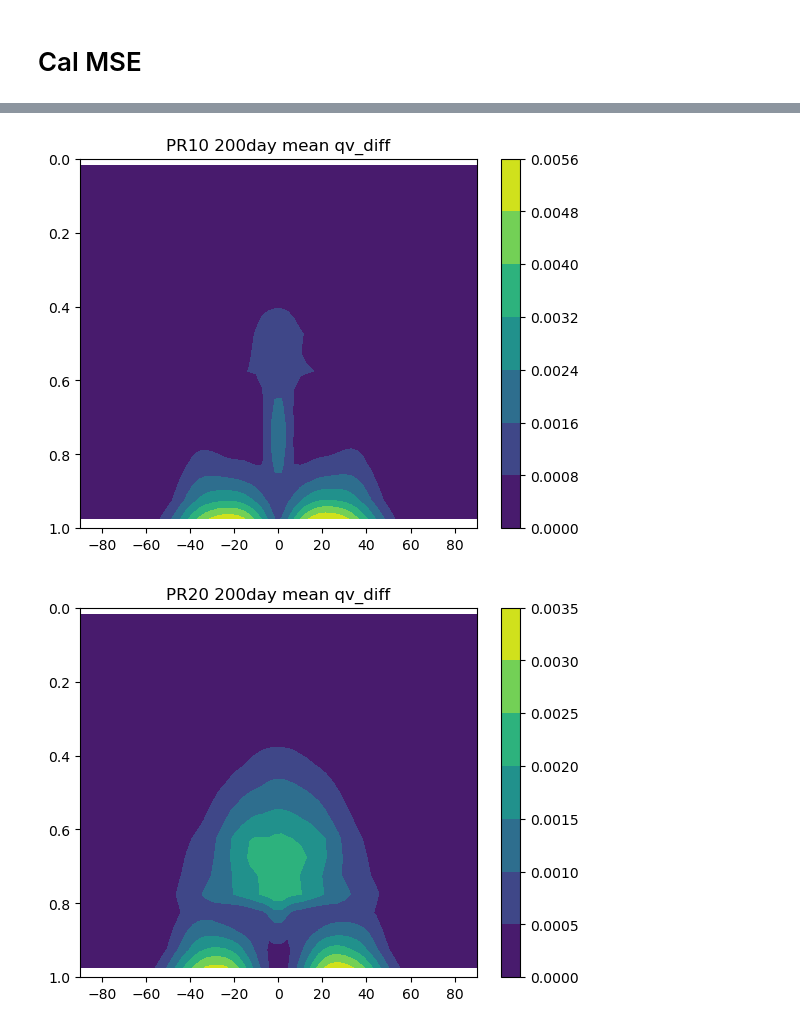
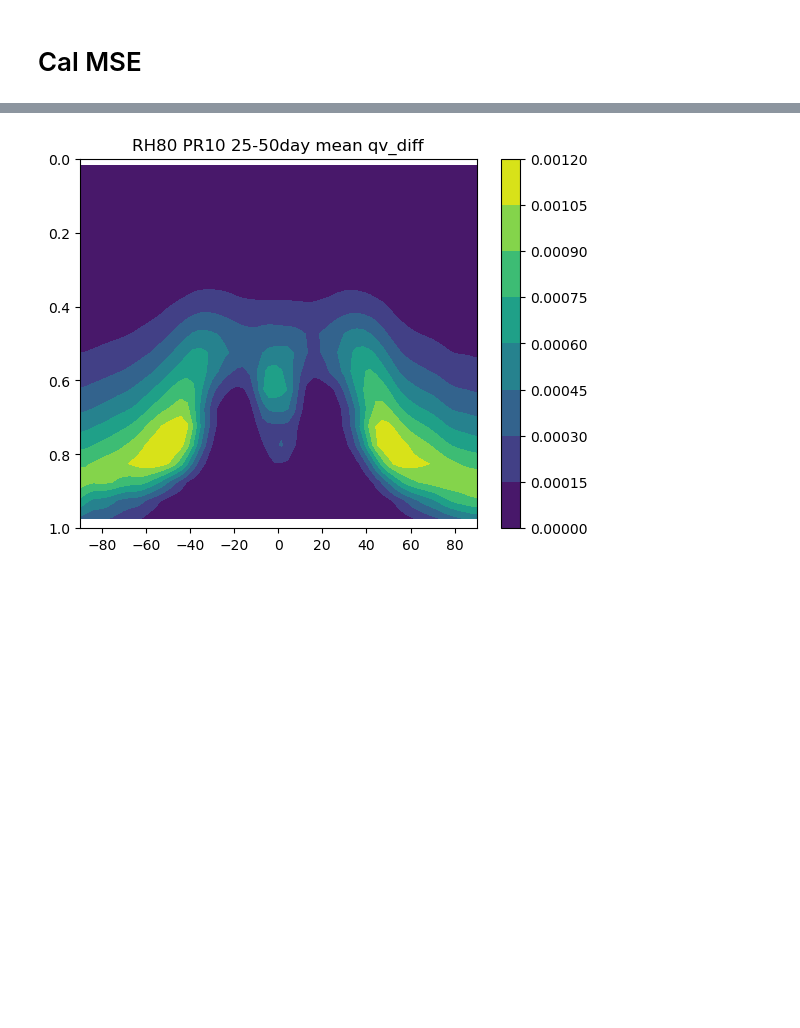
Before and after one commit to PeterChang1023/Dycore_Master, a Jupyter notebook: dycore/IdealizeSpetral.jl/exp/HSt42/check_spinupday.ipynb, the cells around one changed output, grey strips where cells are left out. Saved outputs shown, nothing was run; the diff lists cells and outputs as text; code cells hidden in the pictures; blank space fills up the shorter version.

```diff
--- a/dycore/IdealizeSpetral.jl/exp/HSt42/check_spinupday.ipynb
+++ b/dycore/IdealizeSpetral.jl/exp/HSt42/check_spinupday.ipynb
@@ -30,6 +30,7 @@ class Dycore:
         self.qv = self.getVar("grid_tracers_c_xyz1t")
         self.t_eq = self.getVar("grid_t_eq_xyzt")
         self.grid_t_eq_ref_xyzt = self.getVar("grid_t_eq_ref_xyzt")
+        self.unsaturated = self.getVar("unsaturated_n_xyzt")
 
 
         self.qv_diff = self.getVar("grid_tracers_diff_xyz1t")
@@ -563,19 +568,20 @@ psi_w = 0.5*(psi_w1 + psi_w2)
 qv_mean = np.nanmean(qv[:,:,:,:], axis=(0,3))
 ###
 # %%
-for i in range(10,40,10):
+for i in range(10,20,10):
     pr = i
-    file = f"PR{pr}_200day_test_ice_all.dat"
+    # file = f"PR{pr}_200day_test_ice_all.dat"
+    # file = "day20_hope_test_all.dat"
     dycore = Dycore(file)
     yy, sigma_mean2 = dycore.yy, dycore.sigma_mean2
 
     qv = dycore.qv
-    qv_mean = np.nanmean(qv[:,:,:,:], axis=(0,3))
+    qv_mean = np.nanmean(qv[25:,:,:,:], axis=(0,3))
 
 
 
     plt.figure(figsize=(8,6),dpi=100.)
-    CS = plt.contourf(yy, sigma_mean2, qv_mean+qv_ref)
+    CS = plt.contourf(yy, sigma_mean2, qv_mean)
 
     CT = plt.contour(yy, sigma_mean2, psi_w, colors='k')
 
@@ -584,6 +590,6 @@ for i in range(10,40,10):
     plt.clabel(CT)
 
     plt.ylim([1,0])
-    plt.title(f"PR={pr} 200day mean meridional overturning circulation(contour), mean qv (shading)")
+    plt.title(f"PR={pr} 25-50day mean meridional overturning circulation(contour), mean qv (shading)")
     plt.show()
 # %% [output]
@@ -593,22 +597,23 @@ for i in range(10,40,10):
 # %%
-for i in range(10,40,10):
+for i in range(10,20,10):
     pr = i
-    file = f"PR{pr}_200day_test_ice_all.dat"
+    # file = f"PR{pr}_200day_test_ice_all.dat"
+    # file = "300day_RH80_PR10_test_vertical_advection_revised_all.dat"
+    # file = "day10_hope_test_all.dat"
     dycore = Dycore(file)
     yy, sigma_mean2 = dycore.yy, dycore.sigma_mean2
 
     qv_diff = dycore.qv_diff
 
     plt.figure(dpi=100.)
-    qv_diff_mean = np.nanmean(qv_diff[:,:,:,:], axis=(0,3))
+    qv_diff_mean = np.nanmean(qv_diff[25:,:,:,:], axis=(0,3))
     # qv_diff_mean = np.nanmean(qv_diff[-100:,:,:,:], axis=(0,3))
 
     CS = plt.contourf(yy, sigma_mean2, qv_diff_mean)
     plt.colorbar(CS)
-    plt.title(f"PR{pr} 200day mean qv_diff")
+    plt.title(f"RH80 PR{pr} 25-50day mean qv_diff")
 
     plt.ylim([1,0])
     plt.show()
 # %% [output]
-[figure, old version]
+[figure, new version]
-[figure, removed]
```
Also changed, not shown: parts of 21 cells of this notebook, 5 other files.
